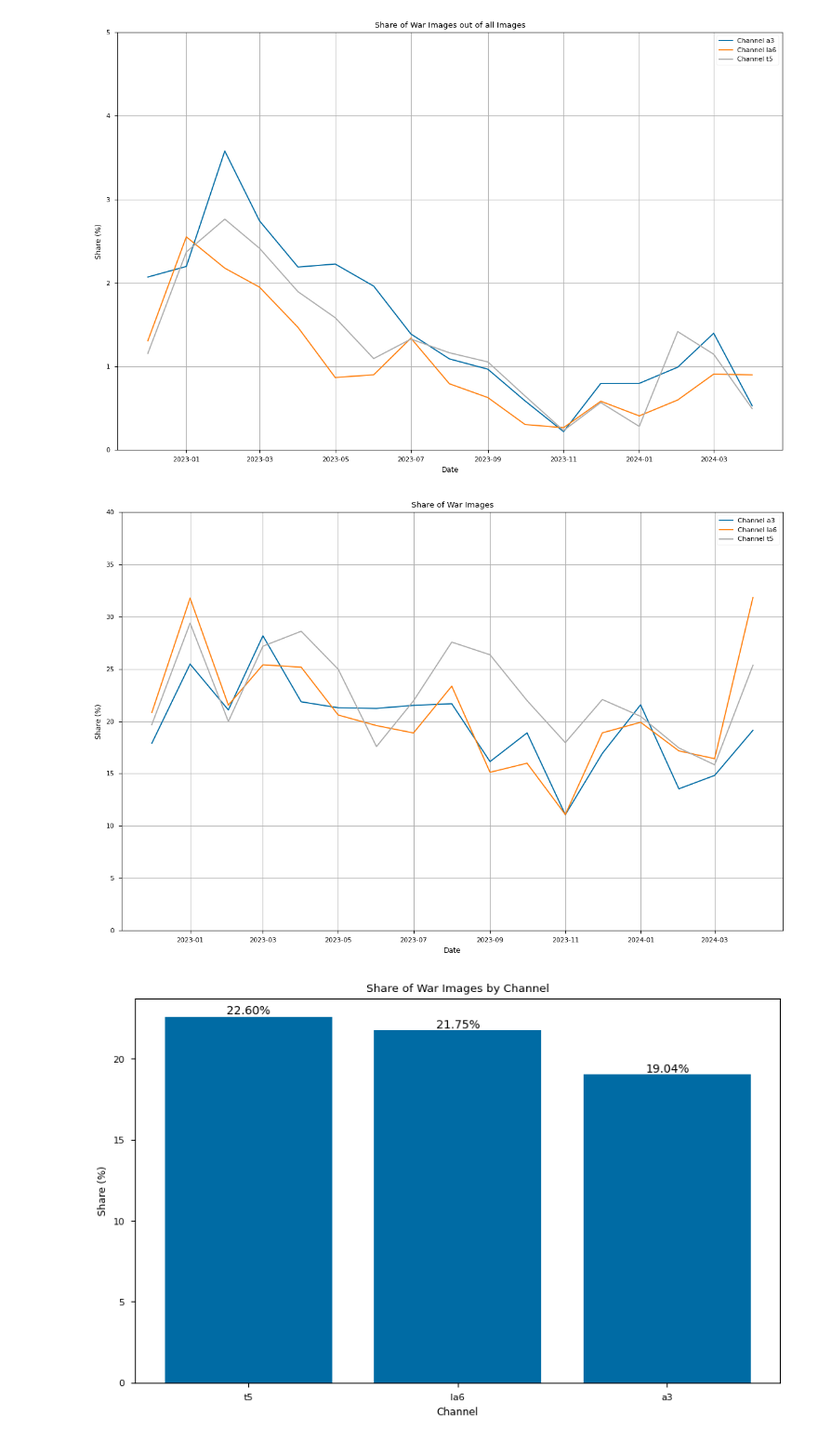
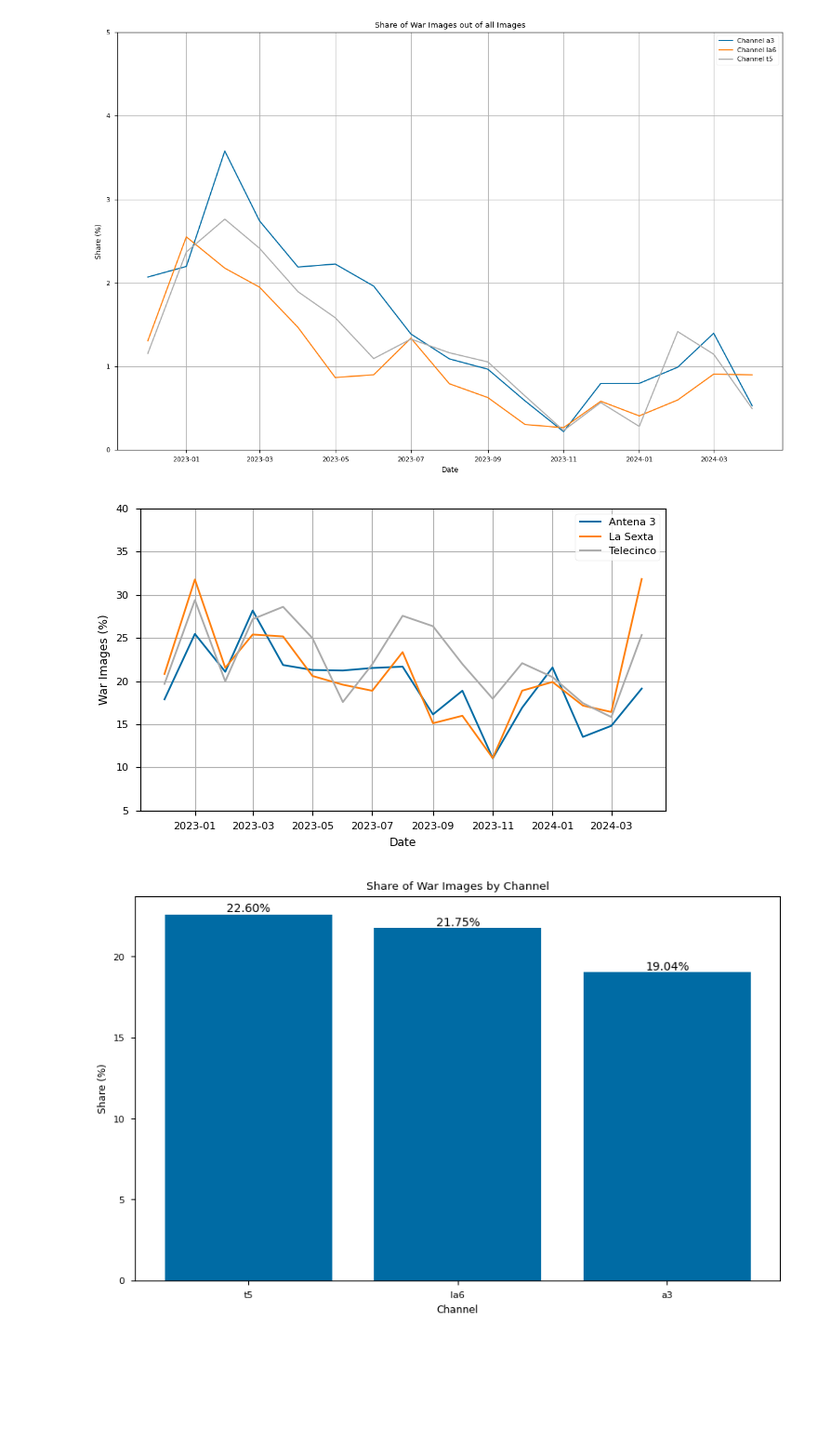
Before and after one commit to adgianv/Thesis---War-Image-Classification, a Jupyter notebook: Inference.ipynb, the cells around one changed output. Shown at 93% size. Cells and saved outputs as stored; diff of their text form; code cells hidden in the pictures; blank space fills up the shorter version.

```diff
--- a/Inference.ipynb
+++ b/Inference.ipynb
@@ -8,7 +8,7 @@ import os
 import random
 # %%
 # Set plots style
-plt.style.use('tableau-colorblind10')
+plt.style.use('seaborn-v0_8-paper')
 # %% [markdown]
 ## Load Topics Data
 # %%
@@ -1279,22 +1347,28 @@ plt.show()
 # %%
 # Share of war images by month and channel
 
 # Plotting
-plt.figure(figsize=(12, 8))
-plt.plot(final_df['year_month'], final_df['a3_share_class_1'] * 100, label=f'Channel a3')
-plt.plot(final_df['year_month'], final_df['la6_share_class_1'] * 100, label=f'Channel la6')
-plt.plot(final_df['year_month'], final_df['t5_share_class_1'] * 100, label=f'Channel t5')
+plt.figure(figsize=(6.4, 4))
+plt.plot(final_df['year_month'], final_df['a3_share_class_1'] * 100, label=f'Antena 3')
+plt.plot(final_df['year_month'], final_df['la6_share_class_1'] * 100, label=f'La Sexta')
+plt.plot(final_df['year_month'], final_df['t5_share_class_1'] * 100, label=f'Telecinco')
 
-plt.title('Share of War Images')
+#plt.title('Share of War Images')
 plt.xlabel('Date')
-plt.ylabel('Share (%)')
-plt.ylim(0, 40)
+plt.ylabel('War Images (%)')
+plt.ylim(5, 40)
 plt.legend()
 plt.grid(True)
 plt.tight_layout()
+
+plt.savefig(
+    'C:/Users/gatla/OneDrive/BSE/Thesis/charts/war_images_time_trend.pdf',
+    bbox_inches='tight',
+)
+
 plt.show()
 # %% [output]
-[figure, old version]
+[figure, new version]
 # %%
 # Share of war images by channel
 combined_share_class_1_by_channel = combined_predictions.groupby('channel')['corrected_preds'].mean().reset_index()
```
Also changed, not shown: parts of 6 cells of this notebook.
